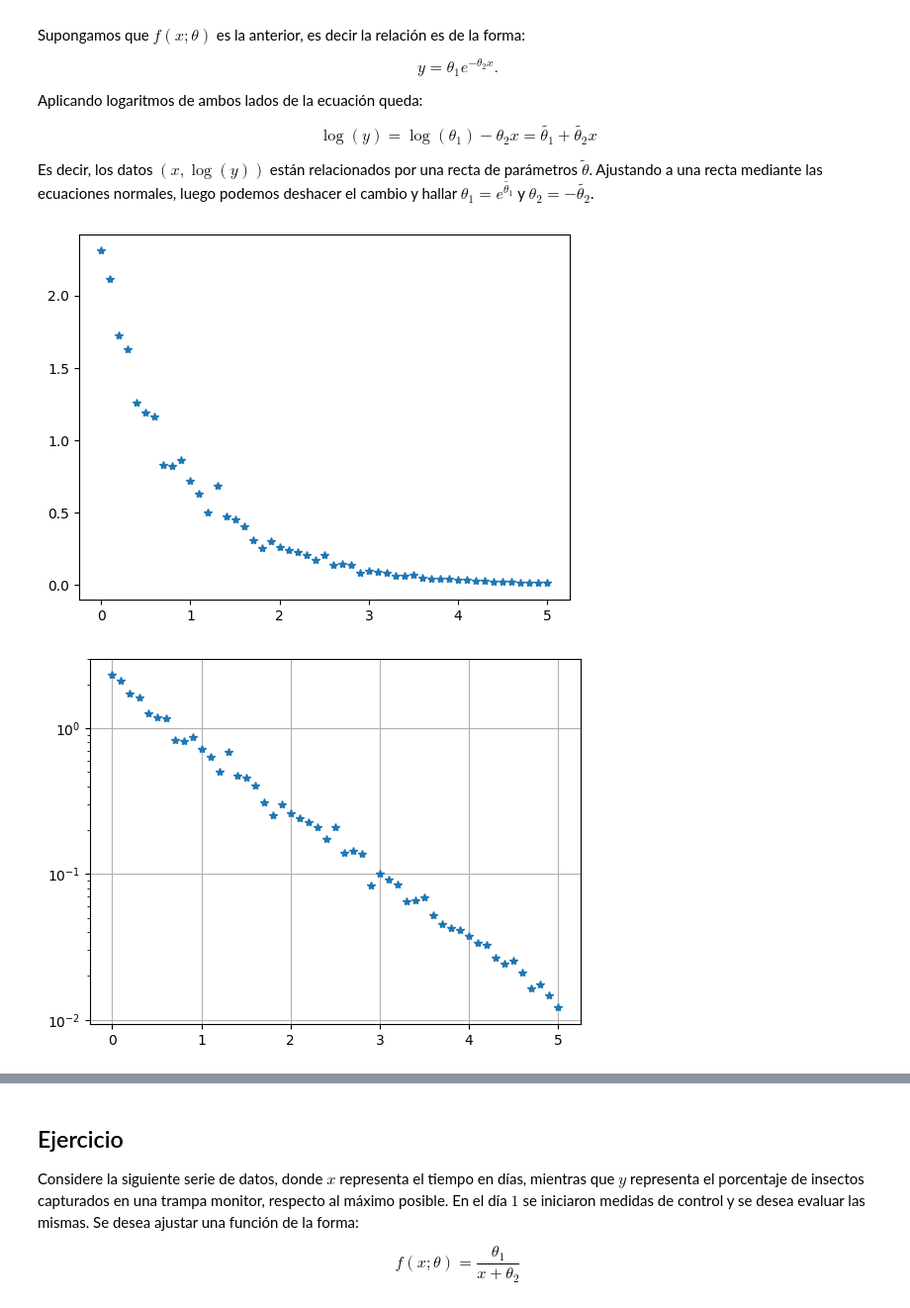
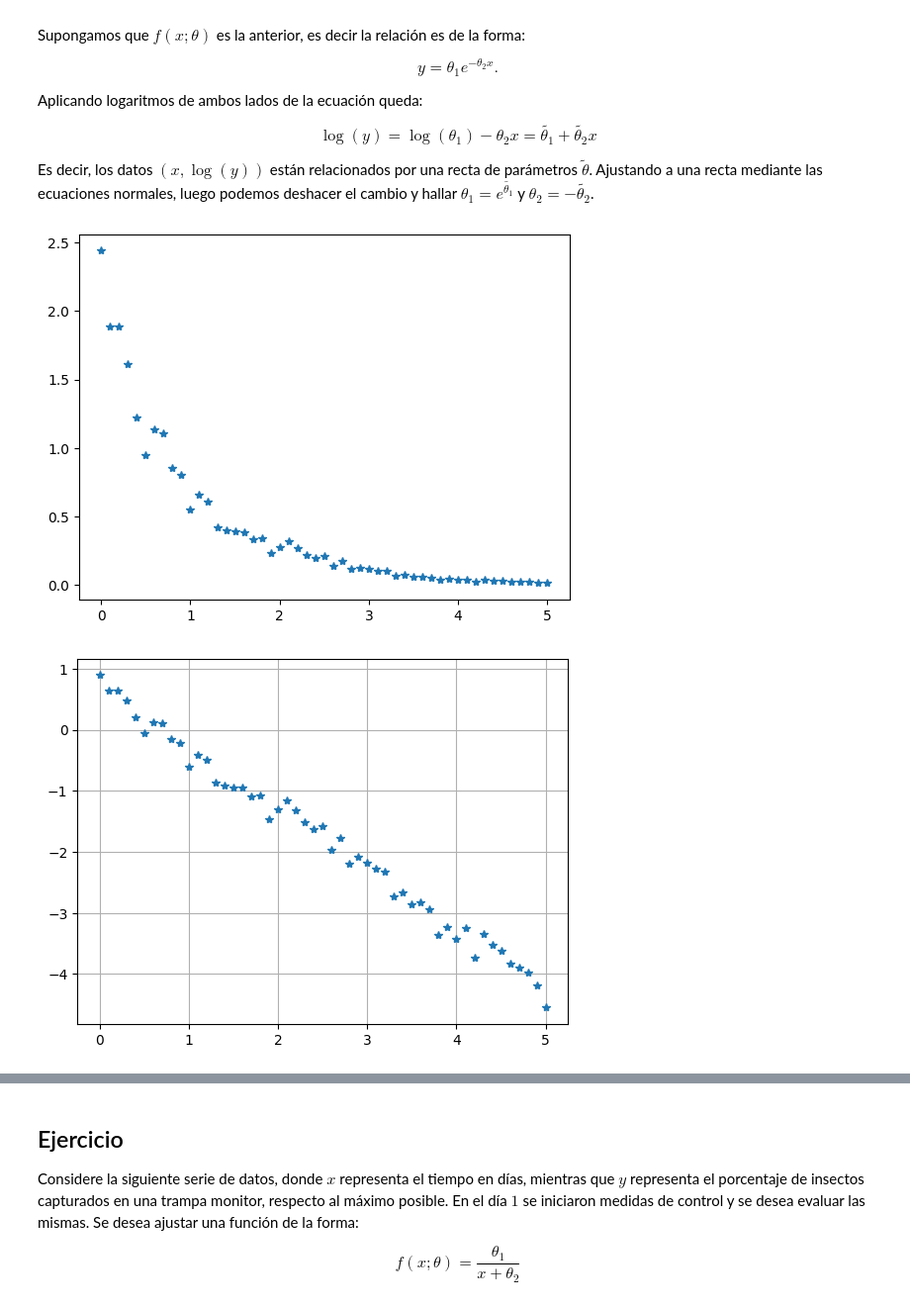
Before and after one commit to aferragu/curso_analisis_numerico, a Jupyter notebook: Minimos Cuadrados/Minimos Cuadrados No Lineales - Transformaciones de variables.ipynb, the cells around one changed output, grey strips where cells are left out. Shown at 99% size. Cells and saved outputs as stored; diff of their text form; code cells hidden in the pictures.

```diff
--- a/Minimos Cuadrados/Minimos Cuadrados No Lineales - Transformaciones de variables.ipynb
+++ b/Minimos Cuadrados/Minimos Cuadrados No Lineales - Transformaciones de variables.ipynb
@@ -58,18 +58,18 @@ x=collect(0:.1:5)
 theta_real = [2.0;1.0];
 yreal = theta_real[1]*exp.(-theta_real[2]*x);
 
-y=yreal.*(1 .+0.1*rand(Normal(),size(yreal)));
+y=yreal.*(1 .+0.2*rand(Normal(),size(yreal)));
 
 plot(x,y,"*");
 # %% [output]
-[figure, old version]
+[figure, new version]
 # %%
 #Grafico en escala semilogaritmica
 
-semilogy(x,y,"*");
+plot(x,log.(y),"*")
 grid();
 # %% [output]
-[figure, old version]
+[figure, new version]
 # %%
 #Ajuste a una recta del cambio de variables
 
```
Also changed, not shown: parts of 2 cells of this notebook, 1 other file.
